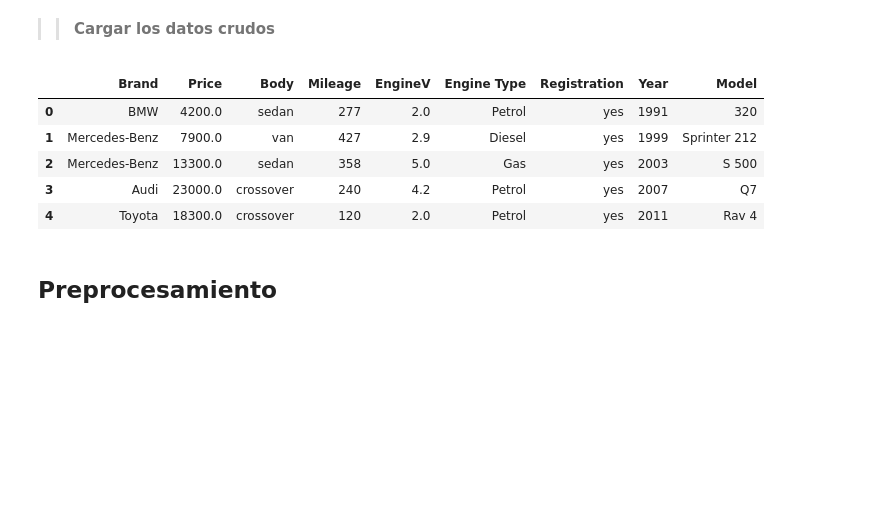
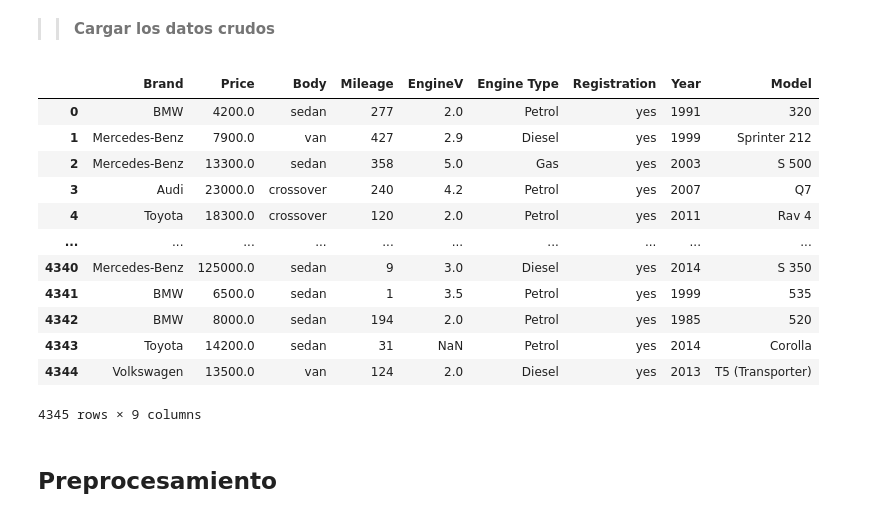
Before and after one commit to RudiksChess/UVG-DataScience-Notas-6-Semestre, a Jupyter notebook: Lab2/Lab2.ipynb, the cells around one changed output. Cells and saved outputs as stored; diff of their text form; code cells hidden in the pictures; blank space fills up the shorter version.

```diff
--- a/Lab2/Lab2.ipynb
+++ b/Lab2/Lab2.ipynb
@@ -33,11 +84,18 @@ from pandas_profiling import ProfileReport
 # %%
 datos_url= "https://raw.githubusercontent.com/RudiksChess/UVG-DataScience-Notas-6-Semestre/main/Lab2/Autos.csv"
 datos = pd.read_csv(datos_url)
-datos.head()
+datos
 # %% [output]
 |  | Brand | Price | Body | Mileage | EngineV | Engine Type | Registration | Year | Model |
 | 0 | BMW | 4200.0 | sedan | 277 | 2.0 | Petrol | yes | 1991 | 320 |
 | 1 | Mercedes-Benz | 7900.0 | van | 427 | 2.9 | Diesel | yes | 1999 | Sprinter 212 |
 | 2 | Mercedes-Benz | 13300.0 | sedan | 358 | 5.0 | Gas | yes | 2003 | S 500 |
 | 3 | Audi | 23000.0 | crossover | 240 | 4.2 | Petrol | yes | 2007 | Q7 |
 | 4 | Toyota | 18300.0 | crossover | 120 | 2.0 | Petrol | yes | 2011 | Rav 4 |
+| ... | ... | ... | ... | ... | ... | ... | ... | ... | ... |
+| 4340 | Mercedes-Benz | 125000.0 | sedan | 9 | 3.0 | Diesel | yes | 2014 | S 350 |
+| 4341 | BMW | 6500.0 | sedan | 1 | 3.5 | Petrol | yes | 1999 | 535 |
+| 4342 | BMW | 8000.0 | sedan | 194 | 2.0 | Petrol | yes | 1985 | 520 |
+| 4343 | Toyota | 14200.0 | sedan | 31 | NaN | Petrol | yes | 2014 | Corolla |
+| 4344 | Volkswagen | 13500.0 | van | 124 | 2.0 | Diesel | yes | 2013 | T5 (Transporter) |
+4345 rows × 9 columns
```
Also changed, not shown: parts of 45 cells of this notebook.
